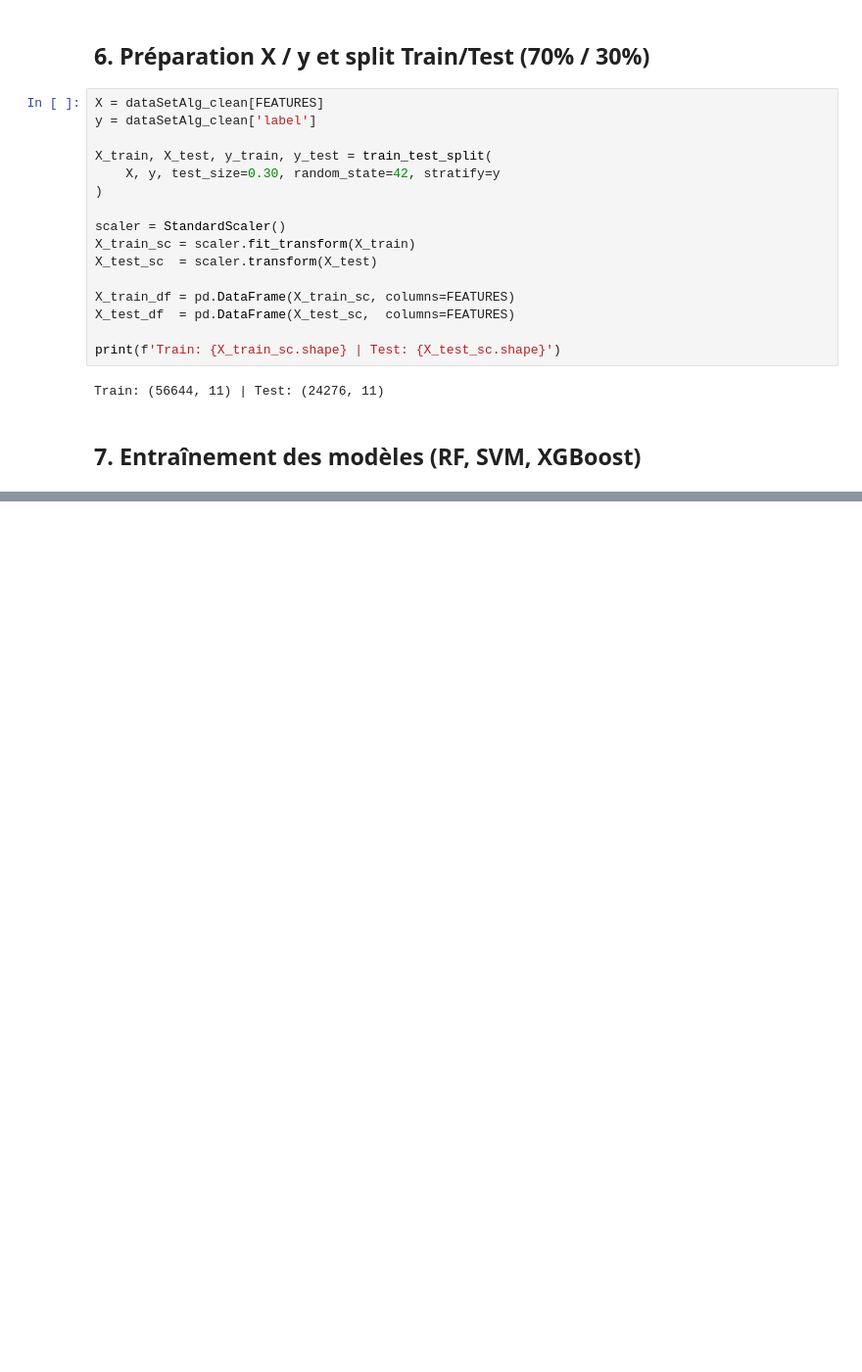
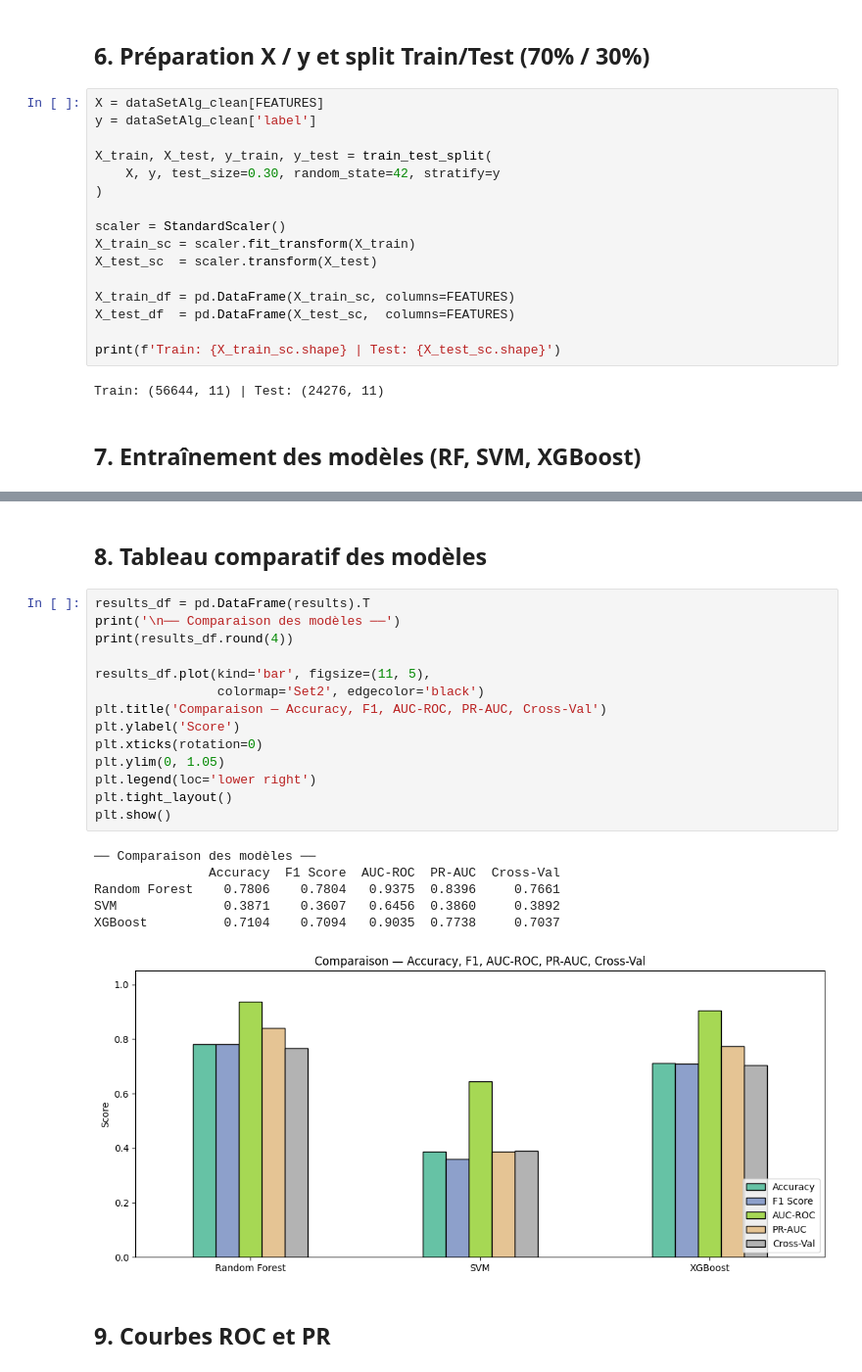
Before and after one commit to AbdelkarimElm/data-driven-wildfire-prediction-portugal, a Jupyter notebook: Reimplementation_Methods_Papers/CodeBouzeraa/wildfire_susceptibility_Alg_fixed.ipynb, the cells around one changed output, grey strips where cells are left out. Shown at 98% size. Saved outputs shown, nothing was run; the diff lists cells and outputs as text; blank space fills up the shorter version.

```diff
--- a/Reimplementation_Methods_Papers/CodeBouzeraa/wildfire_susceptibility_Alg_fixed.ipynb
+++ b/Reimplementation_Methods_Papers/CodeBouzeraa/wildfire_susceptibility_Alg_fixed.ipynb
@@ -250,0 +315,25 @@ Train: (56644, 11) | Test: (24276, 11)
+# %% [markdown]
+## 8. Tableau comparatif des modèles
+# %%
+results_df = pd.DataFrame(results).T
+print('\n── Comparaison des modèles ──')
+print(results_df.round(4))
+
+results_df.plot(kind='bar', figsize=(11, 5),
+                colormap='Set2', edgecolor='black')
+plt.title('Comparaison — Accuracy, F1, AUC-ROC, PR-AUC, Cross-Val')
+plt.ylabel('Score')
+plt.xticks(rotation=0)
+plt.ylim(0, 1.05)
+plt.legend(loc='lower right')
+plt.tight_layout()
+plt.show()
+# %% [output]
+── Comparaison des modèles ──
+               Accuracy  F1 Score  AUC-ROC  PR-AUC  Cross-Val
+Random Forest    0.7806    0.7804   0.9375  0.8396     0.7661
+SVM              0.3871    0.3607   0.6456  0.3860     0.3892
+XGBoost          0.7104    0.7094   0.9035  0.7738     0.7037
+[figure, added]
+# %% [markdown]
+## 9. Courbes ROC et PR
```
Also changed, not shown: parts of 2 cells of this notebook.
